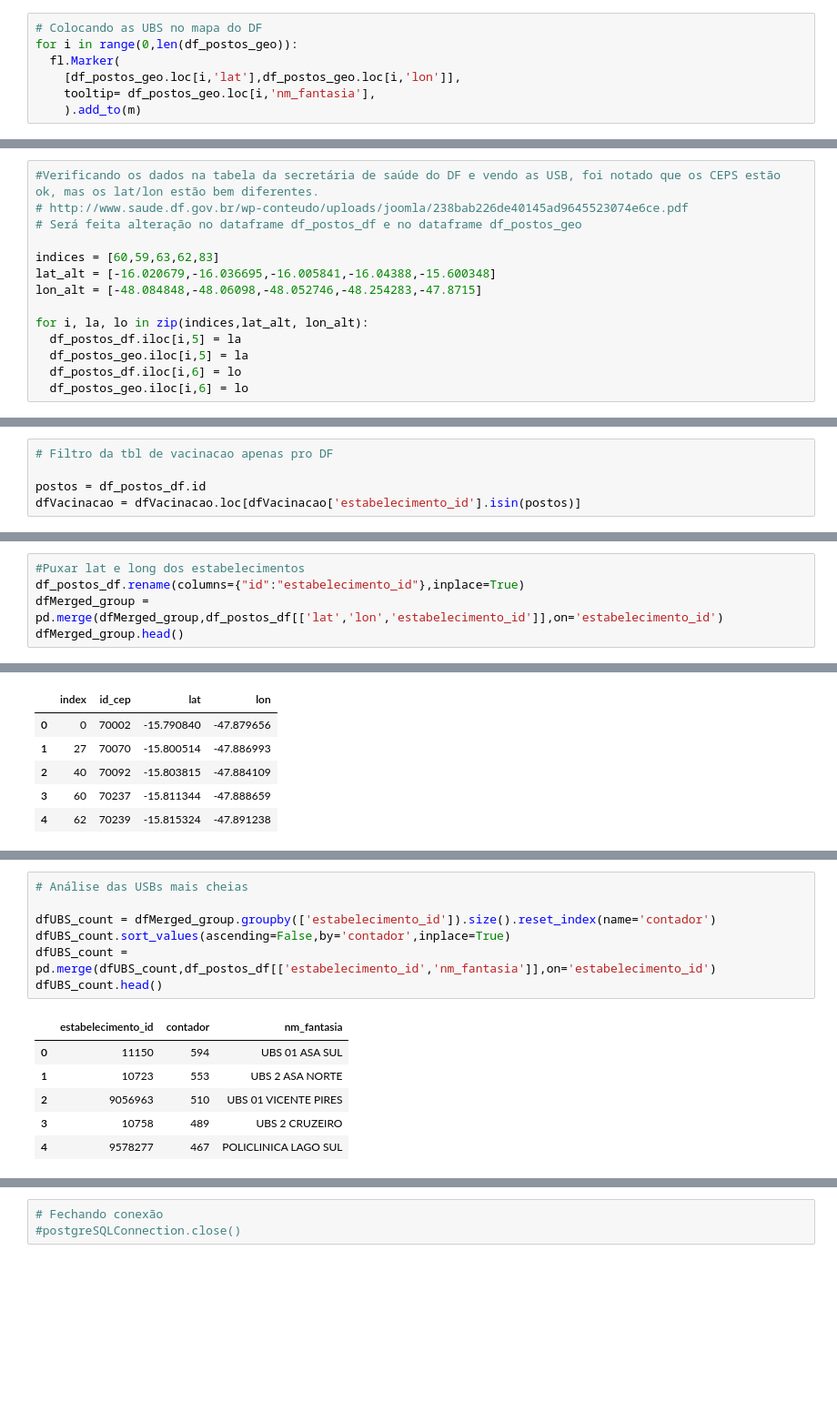
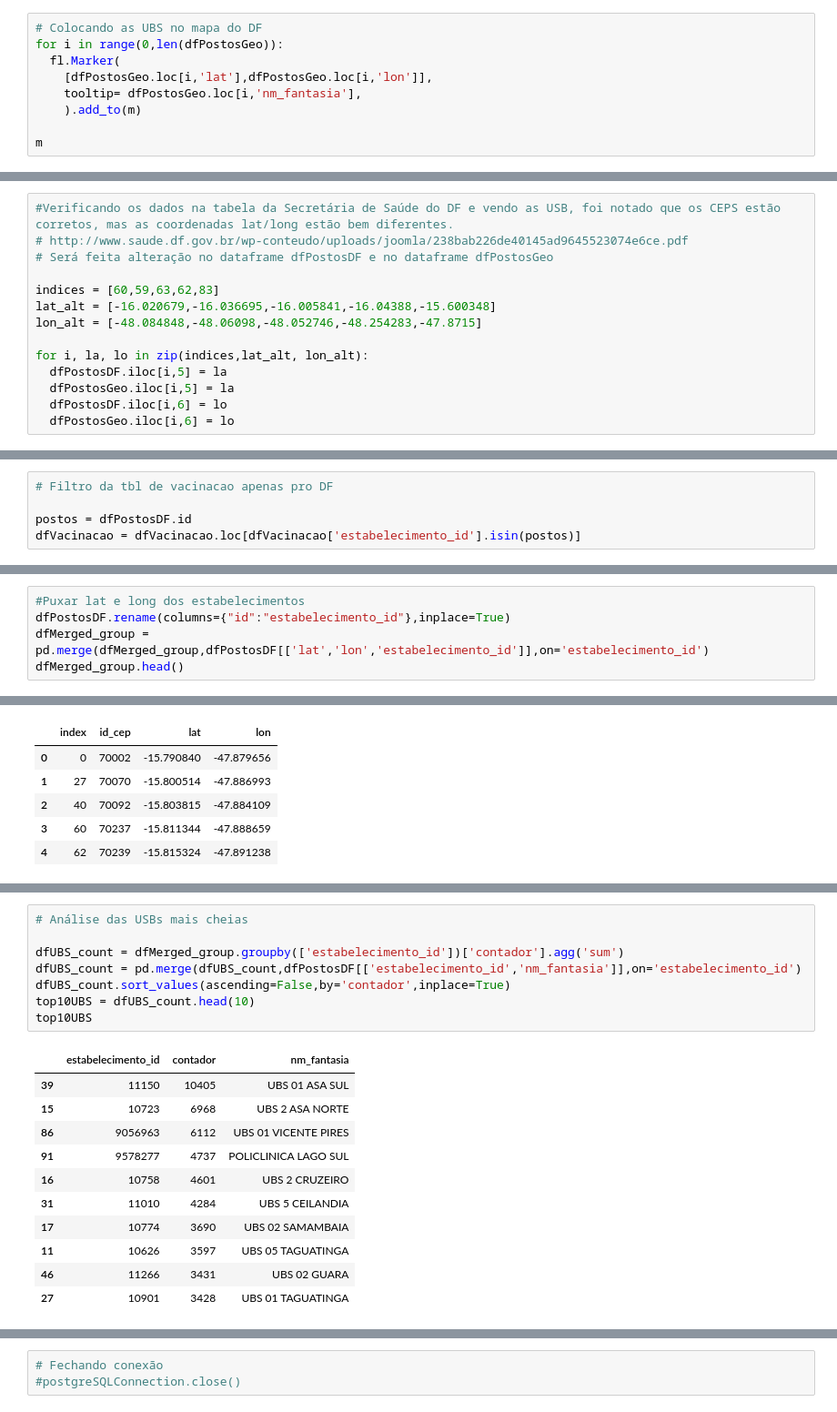
Before and after one commit to raquelcreis/vacina_covid_bsb, a Jupyter notebook: notebook.ipynb, the cells around one changed output, grey strips where cells are left out. Shown at 91% size. Cells and saved outputs as stored; diff of their text form; blank space fills up the shorter version.

```diff
--- a/notebook.ipynb
+++ b/notebook.ipynb
@@ -260,8 +260,10 @@ df_postos_geo.head()
 | 4 | 10758 | UNIDADE BASICA DE SAUDE N 2 CRUZEIRO | UBS 2 CRUZEIRO | 70640.0 | 1023.0 | -15.789750 | -47.939987 | ... |
 # %%
 # Colocando as UBS no mapa do DF
-for i in range(0,len(df_postos_geo)):
+for i in range(0,len(dfPostosGeo)):
   fl.Marker(
-    [df_postos_geo.loc[i,'lat'],df_postos_geo.loc[i,'lon']],
-    tooltip= df_postos_geo.loc[i,'nm_fantasia'],
+    [dfPostosGeo.loc[i,'lat'],dfPostosGeo.loc[i,'lon']],
+    tooltip= dfPostosGeo.loc[i,'nm_fantasia'],
     ).add_to(m)
+
+m
@@ -299,18 +297,18 @@ df_postos_geo.loc[(df_postos_geo['nm_fantasia'] == "UBS 9 ENGENHO DAS LAGES GAMA
 |  | id | nm_razao_social | nm_fantasia | id_cep | id_natureza_juridica | lat | lon | ... |
 | 62 | 2779404 | UBS 9 ENGENHO DAS LAGES GAMA | UBS 9 ENGENHO DAS LAGES GAMA | 72426.0 | 1023.0 | -15.751707 | -48.269996 | ... |
 # %%
-#Verificando os dados na tabela da secretária de saúde do DF e vendo as USB, foi notado que os CEPS estão ok, mas os lat/lon estão bem diferentes.
+#Verificando os dados na tabela da Secretária de Saúde do DF e vendo as USB, foi notado que os CEPS estão corretos, mas as coordenadas lat/long estão bem diferentes.
 # http://www.saude.df.gov.br/wp-conteudo/uploads/joomla/238bab226de40145ad9645523074e6ce.pdf
-# Será feita alteração no dataframe df_postos_df e no dataframe df_postos_geo
+# Será feita alteração no dataframe dfPostosDF e no dataframe dfPostosGeo
 
 indices = [60,59,63,62,83]
 lat_alt = [-16.020679,-16.036695,-16.005841,-16.04388,-15.600348]
 lon_alt = [-48.084848,-48.06098,-48.052746,-48.254283,-47.8715]
 
 for i, la, lo in zip(indices,lat_alt, lon_alt):
-  df_postos_df.iloc[i,5] = la
-  df_postos_geo.iloc[i,5] = la
-  df_postos_df.iloc[i,6] = lo
-  df_postos_geo.iloc[i,6] = lo
+  dfPostosDF.iloc[i,5] = la
+  dfPostosGeo.iloc[i,5] = la
+  dfPostosDF.iloc[i,6] = lo
+  dfPostosGeo.iloc[i,6] = lo
 # %%
 # Teste para ver se o loop anterior deu certo
@@ -363,7 +361,7 @@ dfVacinacao.head()
 # %%
 # Filtro da tbl de vacinacao apenas pro DF
 
-postos = df_postos_df.id
+postos = dfPostosDF.id
 dfVacinacao = dfVacinacao.loc[dfVacinacao['estabelecimento_id'].isin(postos)]
 # %%
 #Verificando o tamanho da tabela de vacinação do Df
@@ -489,7 +492,7 @@ dfMerged_group.contador.max()
 # %%
 #Puxar lat e long dos estabelecimentos
-df_postos_df.rename(columns={"id":"estabelecimento_id"},inplace=True)
-dfMerged_group = pd.merge(dfMerged_group,df_postos_df[['lat','lon','estabelecimento_id']],on='estabelecimento_id')
+dfPostosDF.rename(columns={"id":"estabelecimento_id"},inplace=True)
+dfMerged_group = pd.merge(dfMerged_group,dfPostosDF[['lat','lon','estabelecimento_id']],on='estabelecimento_id')
 dfMerged_group.head()
 # %% [output]
 |  | estabelecimento_id | id_cep | contador | lat | lon |
@@ -733,14 +764,20 @@ m1
 # %%
 # Análise das USBs mais cheias
 
-dfUBS_count = dfMerged_group.groupby(['estabelecimento_id']).size().reset_index(name='contador')
+dfUBS_count = dfMerged_group.groupby(['estabelecimento_id'])['contador'].agg('sum')
+dfUBS_count = pd.merge(dfUBS_count,dfPostosDF[['estabelecimento_id','nm_fantasia']],on='estabelecimento_id')
 dfUBS_count.sort_values(ascending=False,by='contador',inplace=True)
-dfUBS_count = pd.merge(dfUBS_count,df_postos_df[['estabelecimento_id','nm_fantasia']],on='estabelecimento_id')
-dfUBS_count.head()
+top10UBS = dfUBS_count.head(10)
+top10UBS
 # %% [output]
 |  | estabelecimento_id | contador | nm_fantasia |
-| 0 | 11150 | 594 | UBS 01 ASA SUL |
-| 1 | 10723 | 553 | UBS 2 ASA NORTE |
-| 2 | 9056963 | 510 | UBS 01 VICENTE PIRES |
-| 3 | 10758 | 489 | UBS 2 CRUZEIRO |
-| 4 | 9578277 | 467 | POLICLINICA LAGO SUL |
+| 39 | 11150 | 10405 | UBS 01 ASA SUL |
+| 15 | 10723 | 6968 | UBS 2 ASA NORTE |
+| 86 | 9056963 | 6112 | UBS 01 VICENTE PIRES |
+| 91 | 9578277 | 4737 | POLICLINICA LAGO SUL |
+| 16 | 10758 | 4601 | UBS 2 CRUZEIRO |
+| 31 | 11010 | 4284 | UBS 5 CEILANDIA |
+| 17 | 10774 | 3690 | UBS 02 SAMAMBAIA |
+| 11 | 10626 | 3597 | UBS 05 TAGUATINGA |
+| 46 | 11266 | 3431 | UBS 02 GUARA |
+| 27 | 10901 | 3428 | UBS 01 TAGUATINGA |
```
Also changed, not shown: parts of 36 cells of this notebook.
